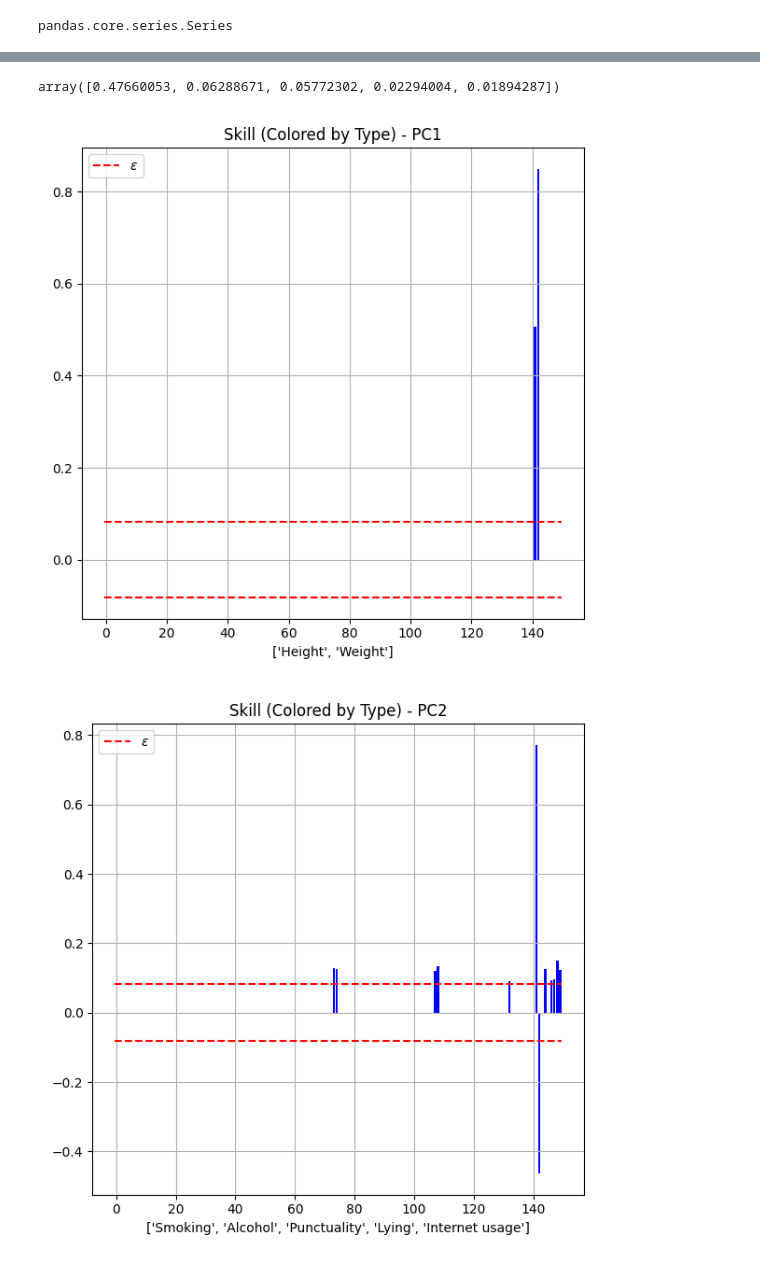
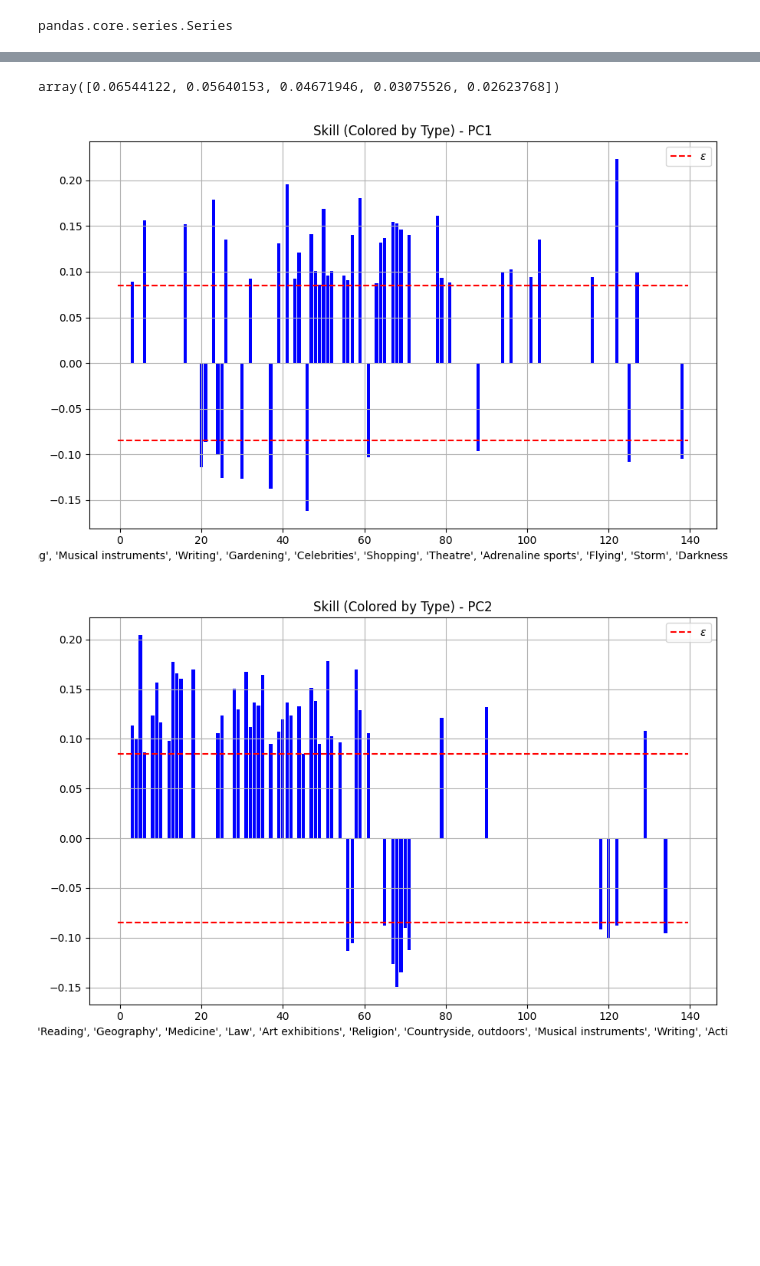
Before and after one commit to BonoGiorgio02/Projects, a Jupyter notebook: HWpca_Bono_Camolese.ipynb, the cells around one changed output, grey strips where cells are left out. Drawn from its saved outputs; the diff is of its cells as text; code cells hidden in the pictures; blank space fills up the shorter version.

```diff
--- a/HWpca_Bono_Camolese.ipynb
+++ b/HWpca_Bono_Camolese.ipynb
@@ -39,7 +39,7 @@ Columns: 150 entries, Music to Home Type
 dtypes: float64(134), int64(5), object(11)
 memory usage: 1.2+ MB
 # %%
-response_df.dropna(inplace=True,axis=0)
+# response_df.dropna(inplace=True,axis=0)
 response_df.info()
 # %% [output]
 <class 'pandas.core.frame.DataFrame'>
@@ -69,14 +70,15 @@ array(['never smoked', 'tried smoking', 'former smoker', 'current smoker',
 # %%
 min=MinMaxScaler(feature_range=(1,5))
-response_df_firsts=response_df[:-10]
+response_df_firsts=response_df.iloc[:,:-10]
+print(np.shape(response_df_firsts))
 for i in response_df_firsts.columns.to_list():
     if not isinstance(response_df_firsts[i].values[0], np.number):
         valori = response_df_firsts[i].unique()
         trans=np.round(min.fit_transform(np.array(range(len(response_df_firsts[i].dropna().unique()))).reshape(-1,1))).flatten().tolist()
 
-        ## if we don't use .dropna
-        # if any(pd.isna(val) for val in valori):
-        #     trans.append(0)
+        # if we don't use .dropna
+        if any(pd.isna(val) for val in valori):
+            trans.append(0)
         print(valori, trans)
         serie = {k:v for k, v in zip(valori, trans)}
         response_df_firsts[i] = pd.Series([serie[el] for el in response_df_firsts[i].values])
@@ -184,39 +164,40 @@ plt.show()
 # %%
 pca.explained_variance_ratio_
 # %% [output]
-array([0.47660053, 0.06288671, 0.05772302, 0.02294004, 0.01894287])
+array([0.06544122, 0.05640153, 0.04671946, 0.03075526, 0.02623768])
 # %%
 import numpy as np
 import matplotlib.pyplot as plt
 
 # Calcolo di epsilon
 eps = np.sqrt(1 / pca.n_features_in_)
 
 # Lista delle colonne
 cols = response_df_firsts.columns.to_list()
 
 # Ciclo per ogni componente principale
 for ii in range(m):
     # Indici di componenti maggiori o uguali a epsilon (positivo e negativo)
     ind_great_pos_PCii = np.where(pca.components_[ii, :] >= eps)[0]
     ind_great_neg_PCii = np.where(pca.components_[ii, :] <= -eps)[0]
     ind_significant = np.union1d(ind_great_pos_PCii, ind_great_neg_PCii)  # Unione degli indici
 
     # Estrarre i label significativi
     significant_labels = [cols[idx] for idx in ind_significant]
     significant_values = pca.components_[ii, ind_significant]
 
     # Creazione del barplot
-    plt.figure(figsize=(6, 6))
+    plt.figure(figsize=(9, 6))
+    #tupl= sorted(zip(ind_significant, significant_values), reverse=True, key=lambda x: x[1])
     plt.bar(ind_significant, significant_values, color='blue')
     plt.plot([-0.5, len(cols) - 0.5], [eps, eps], "red", linestyle="--", label=r"$\epsilon$")
     plt.plot([-0.5, len(cols) - 0.5], [-eps, -eps], "red", linestyle="--")
-    plt.xlabel(significant_labels[0:5])
+    plt.xlabel(significant_labels)
     plt.title(f"Skill (Colored by Type) - PC{ii + 1}")
     plt.grid()
     plt.tight_layout()
     plt.legend()
     plt.show()
 # %% [output]
-[figure, old version]
+[figure, new version]
-[figure, old version]
+[figure, new version]
```
Also changed, not shown: parts of 11 cells of this notebook.
